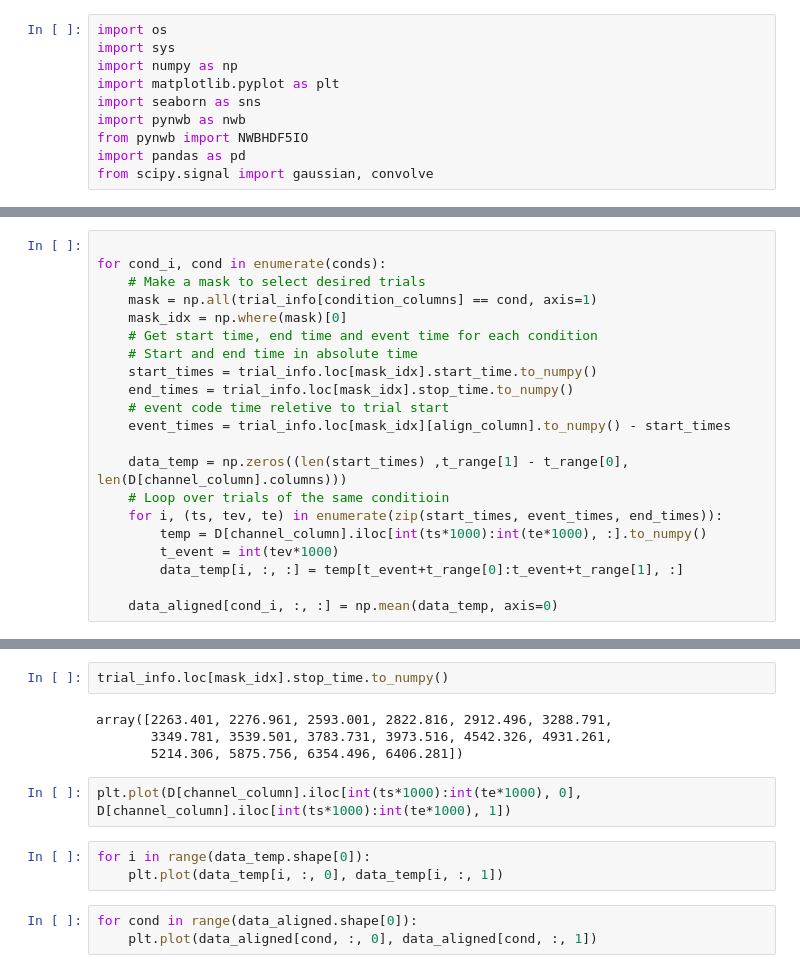
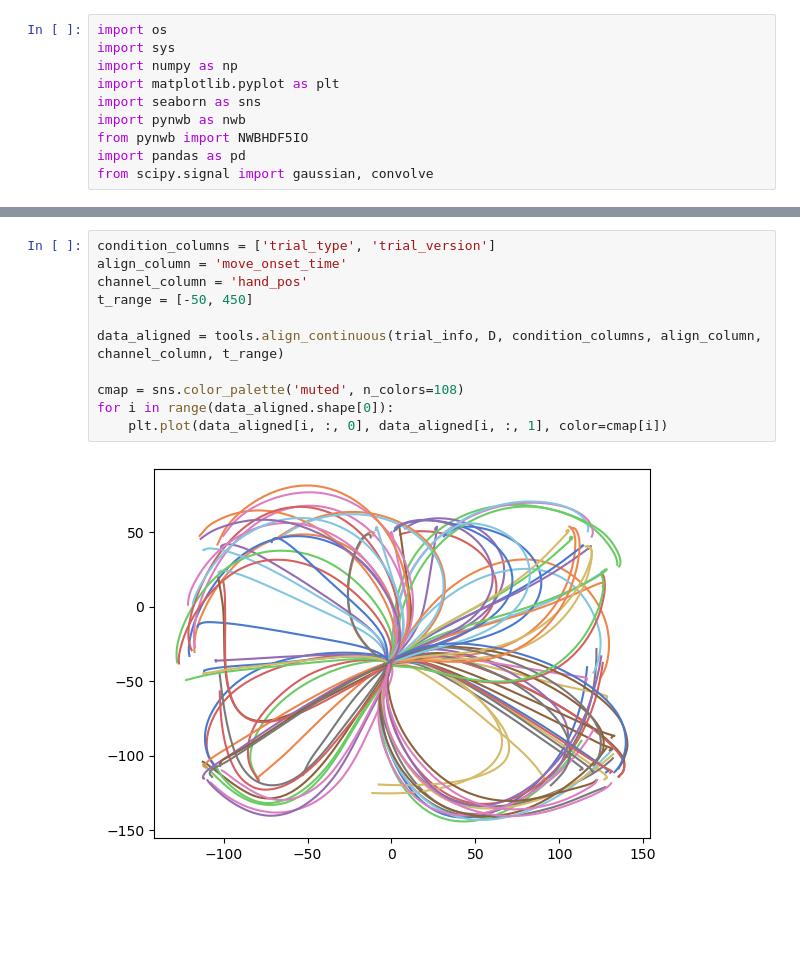
Before and after one commit to mehrdadkashefi/latent_analysis, a Jupyter notebook: test.ipynb, the cells around one changed output, grey strips where cells are left out. Drawn from its saved outputs; the diff is of its cells as text; blank space fills up the shorter version.

```diff
--- a/test.ipynb
+++ b/test.ipynb
@@ -135,21 +200,0 @@ data_aligned = np.zeros((len(conds),t_range[1] - t_range[0], len(D[channel_colum
-# %%
-
-for cond_i, cond in enumerate(conds):
-    # Make a mask to select desired trials
-    mask = np.all(trial_info[condition_columns] == cond, axis=1)
-    mask_idx = np.where(mask)[0]
-    # Get start time, end time and event time for each condition
-    # Start and end time in absolute time
-    start_times = trial_info.loc[mask_idx].start_time.to_numpy()
-    end_times = trial_info.loc[mask_idx].stop_time.to_numpy()
-    # event code time reletive to trial start
-    event_times = trial_info.loc[mask_idx][align_column].to_numpy() - start_times
-
-    data_temp = np.zeros((len(start_times) ,t_range[1] - t_range[0], len(D[channel_column].columns)))
-    # Loop over trials of the same conditioin
-    for i, (ts, tev, te) in enumerate(zip(start_times, event_times, end_times)):
-        temp = D[channel_column].iloc[int(ts*1000):int(te*1000), :].to_numpy()
-        t_event = int(tev*1000)
-        data_temp[i, :, :] = temp[t_event+t_range[0]:t_event+t_range[1], :]
-
-    data_aligned[cond_i, :, :] = np.mean(data_temp, axis=0)
@@ -161,14 +201,13 @@ for tr in range(data_temp.shape[0]):
-# %%
-trial_info.loc[mask_idx].stop_time.to_numpy()
-# %% [output]
-array([2263.401, 2276.961, 2593.001, 2822.816, 2912.496, 3288.791,
-       3349.781, 3539.501, 3783.731, 3973.516, 4542.326, 4931.261,
-       5214.306, 5875.756, 6354.496, 6406.281])
-# %%
-plt.plot(D[channel_column].iloc[int(ts*1000):int(te*1000), 0], D[channel_column].iloc[int(ts*1000):int(te*1000), 1])
-# %%
-for i in range(data_temp.shape[0]):
-    plt.plot(data_temp[i, :, 0], data_temp[i, :, 1])
-# %%
-for cond in range(data_aligned.shape[0]):
-    plt.plot(data_aligned[cond, :, 0], data_aligned[cond, :, 1])
+# %%
+condition_columns = ['trial_type', 'trial_version']
+align_column = 'move_onset_time'
+channel_column = 'hand_pos'
+t_range = [-50, 450]
+
+data_aligned = tools.align_continuous(trial_info, D, condition_columns, align_column, channel_column, t_range)
+
+cmap = sns.color_palette('muted', n_colors=108)
+for i in range(data_aligned.shape[0]):
+    plt.plot(data_aligned[i, :, 0], data_aligned[i, :, 1], color=cmap[i])
+# %% [output]
+[figure, added]
```
Also changed, not shown: parts of 11 cells of this notebook.
